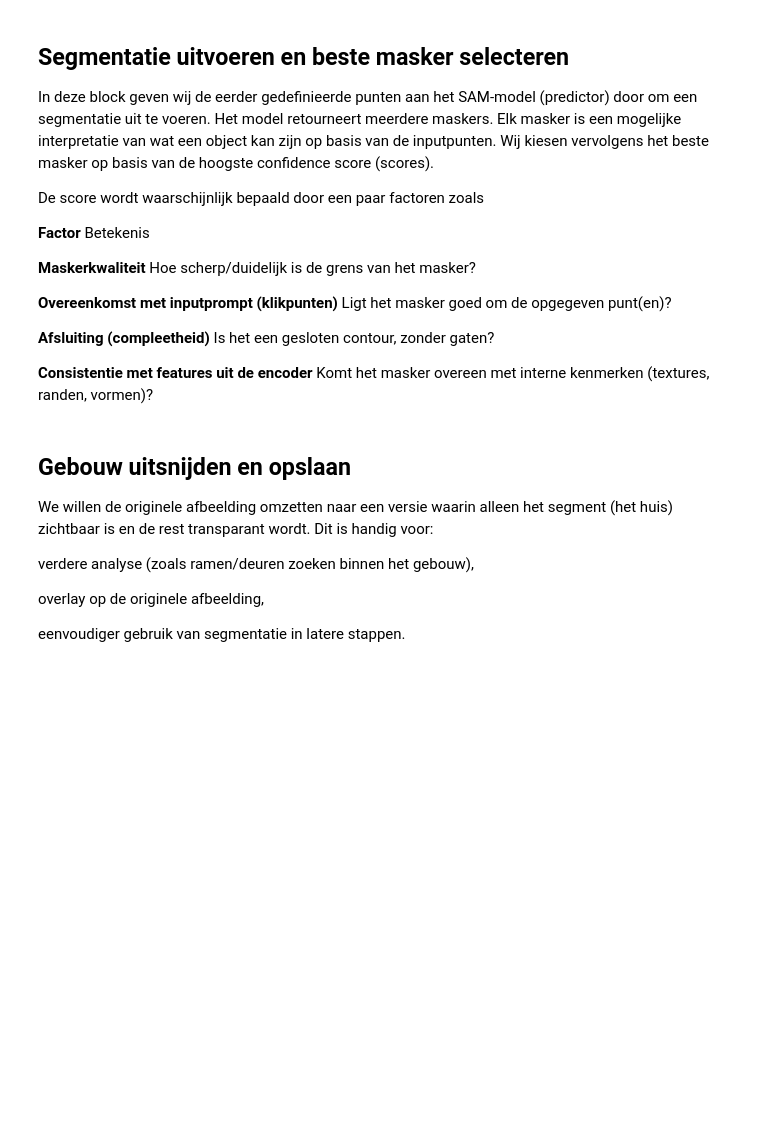
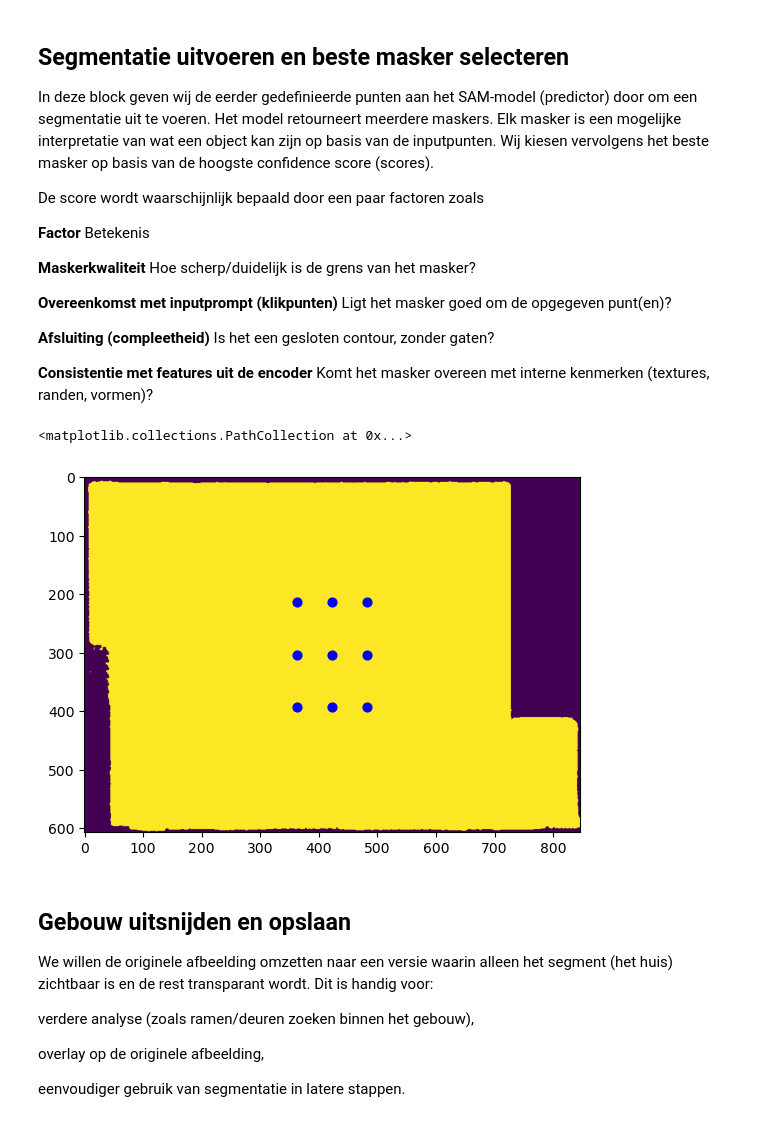
Before and after one commit to Johandada/Nest-Project, a Jupyter notebook: sam.ipynb, the cells around one changed output. Saved outputs shown, nothing was run; the diff lists cells and outputs as text; code cells hidden in the pictures; blank space fills up the shorter version.

```diff
--- a/sam.ipynb
+++ b/sam.ipynb
@@ -60,6 +61,12 @@ masks, scores, _ = predictor.predict(
     multimask_output=True
 )
 beste_mask = masks[np.argmax(scores)] # np.argmax(scores): bepaalt de index van het masker met de hoogste score (dus het meest betrouwbare masker).
+# %%
+plt.imshow(beste_mask)
+plt.scatter(punten[:, 0], punten[:, 1], color="blue", s=40, marker="o", label="Invoerpunt")
+# %% [output]
+<matplotlib.collections.PathCollection at 0x...>
+[figure, added]
 # %% [markdown]
 ## Gebouw uitsnijden en opslaan
 We willen de originele afbeelding omzetten naar een versie waarin alleen het segment (het huis) zichtbaar is en de rest transparant wordt. Dit is handig voor:
```
Also changed, not shown: parts of 4 cells of this notebook, 49 other files.
